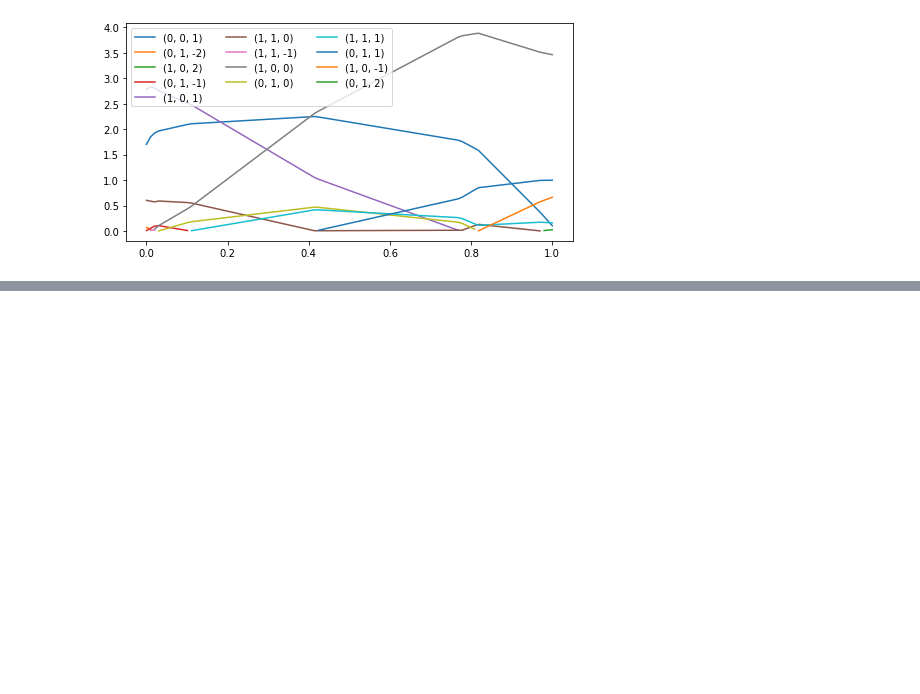
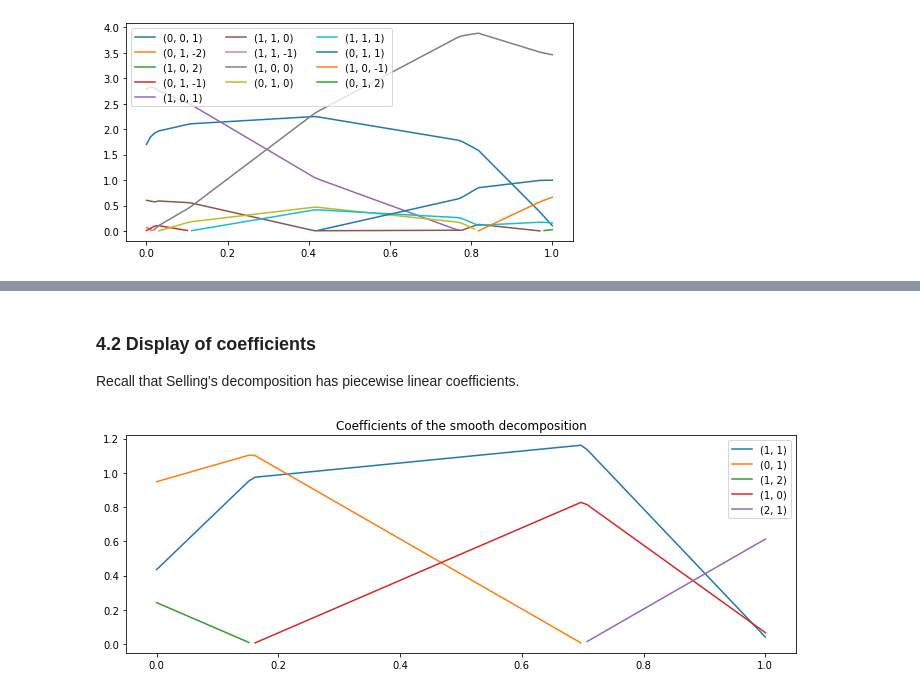
Before and after one commit to Mirebeau/AdaptiveGridDiscretizations_showcase, a Jupyter notebook: Notebooks_Algo/TensorSelling.ipynb, the cells around one changed output, grey strips where cells are left out. Cells and saved outputs as stored; diff of their text form; code cells hidden in the pictures; blank space fills up the shorter version.

Commit message:
Smooth Selling decomposition

```diff
--- a/Notebooks_Algo/TensorSelling.ipynb
+++ b/Notebooks_Algo/TensorSelling.ipynb
@@ -569,0 +647,15 @@ savefig(fig,"Coefs_Sel3.pdf")
+# %% [markdown]
+### 4.2 Display of coefficients
+
+Recall that Selling's decomposition has piecewise linear coefficients.
+# %%
+np.random.seed(42)
+t,D2t = Interpolate(MakeRandomTensor(2),MakeRandomTensor(2))
+if xp is not np: D2t = D2t.get() # Bug with cupy 9.0 and np.zeros_like below
+# %%
+fig = plt.figure(figsize=(12,4)); plt.title("Coefficients of the smooth decomposition")
+decomp = Selling.GatherByOffset(t,*Selling.Decomposition(D2t))
+for offset,(time,coef) in decomp.items(): plt.plot(time,coef)
+plt.legend(decomp.keys());
+# %% [output]
+[figure, added]
```
Also changed, not shown: parts of 21 cells of this notebook.
